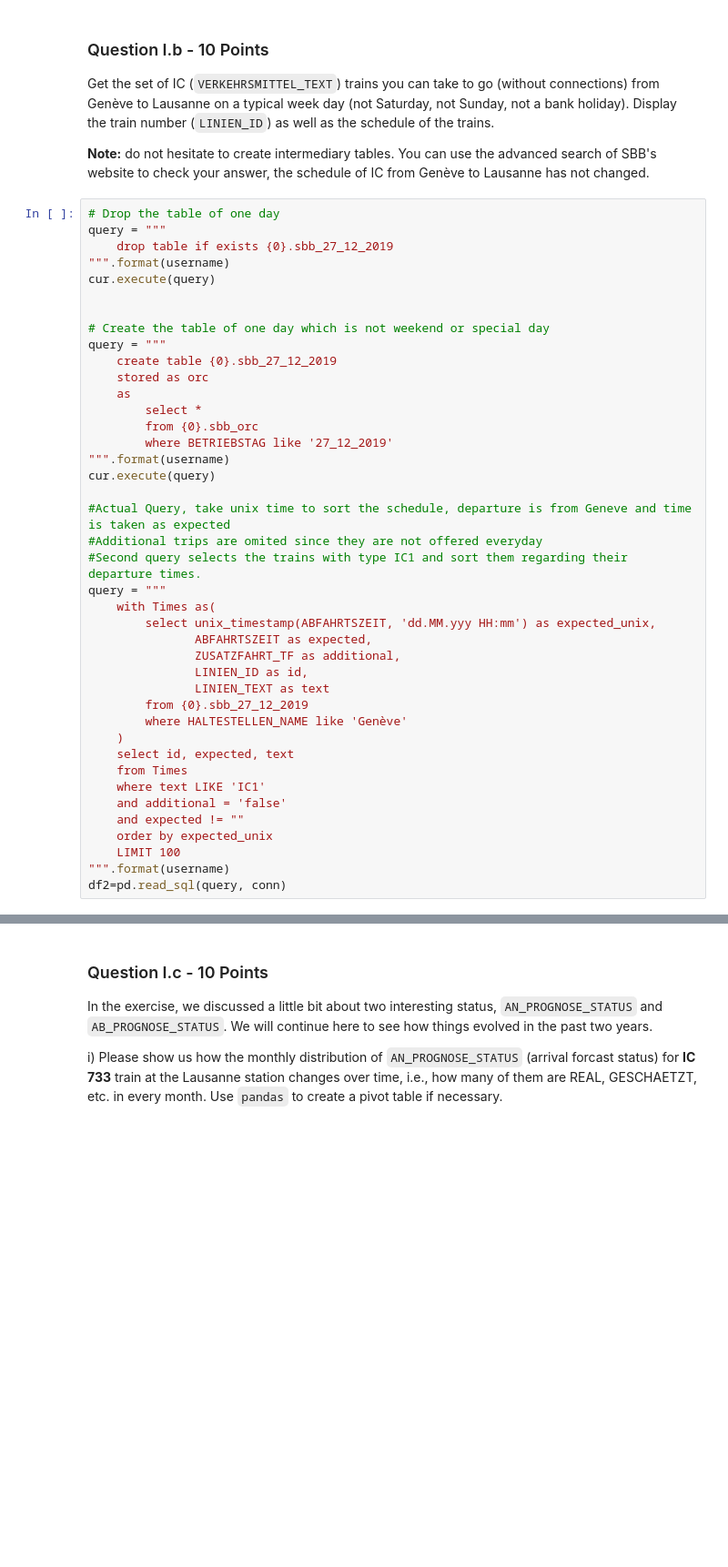
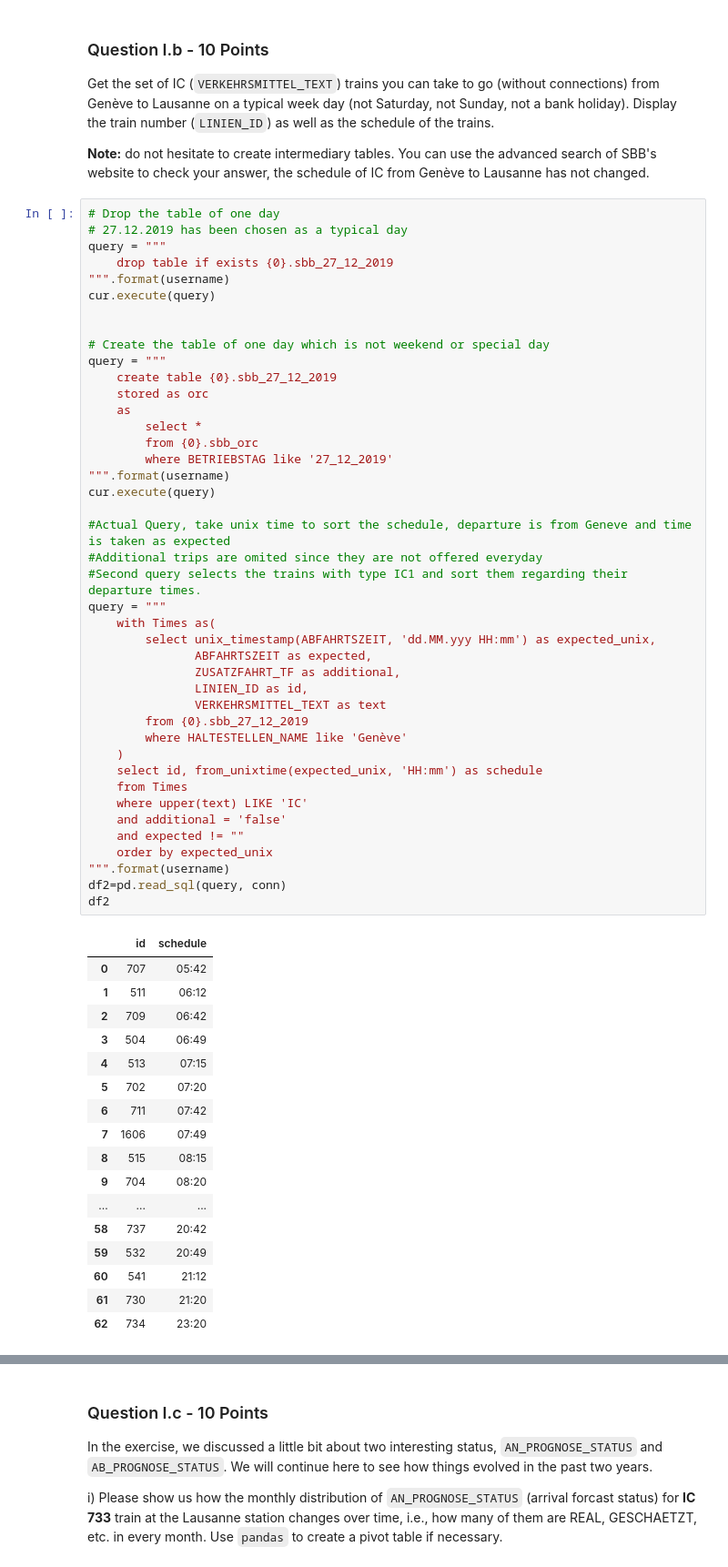
Before and after one commit to FurkanKarakas/dslab-homework-1, a Jupyter notebook: notebooks/DSLab_homework-1.ipynb, the cells around one changed output, grey strips where cells are left out. Shown: that part at 91% size. Drawn from its saved outputs; the diff is of its cells as text; blank space fills up the shorter version.

```diff
--- a/notebooks/DSLab_homework-1.ipynb
+++ b/notebooks/DSLab_homework-1.ipynb
@@ -274,6 +274,7 @@ Get the set of IC (`VERKEHRSMITTEL_TEXT`) trains you can take to go (without con
 __Note:__ do not hesitate to create intermediary tables. You can use the advanced search of SBB's website to check your answer, the schedule of IC from Genève to Lausanne has not changed.
 # %%
 # Drop the table of one day
+# 27.12.2019 has been chosen as a typical day
 query = """
     drop table if exists {0}.sbb_27_12_2019
 """.format(username)
@@ -282,34 +283,52 @@ cur.execute(query)
 
 # Create the table of one day which is not weekend or special day
 query = """
     create table {0}.sbb_27_12_2019
     stored as orc
     as
         select *
         from {0}.sbb_orc
         where BETRIEBSTAG like '27_12_2019'
 """.format(username)
 cur.execute(query)
 
 #Actual Query, take unix time to sort the schedule, departure is from Geneve and time is taken as expected
 #Additional trips are omited since they are not offered everyday
 #Second query selects the trains with type IC1 and sort them regarding their departure times.
 query = """
     with Times as(
         select unix_timestamp(ABFAHRTSZEIT, 'dd.MM.yyy HH:mm') as expected_unix,
                ABFAHRTSZEIT as expected,
                ZUSATZFAHRT_TF as additional,
                LINIEN_ID as id,
-               LINIEN_TEXT as text
+               VERKEHRSMITTEL_TEXT as text
         from {0}.sbb_27_12_2019
         where HALTESTELLEN_NAME like 'Genève'
     )
-    select id, expected, text
+    select id, from_unixtime(expected_unix, 'HH:mm') as schedule
     from Times
-    where text LIKE 'IC1'
+    where upper(text) LIKE 'IC'
     and additional = 'false'
     and expected != ""
     order by expected_unix
-    LIMIT 100
 """.format(username)
 df2=pd.read_sql(query, conn)
+df2
+# %% [output]
+|  | id | schedule |
+| 0 | 707 | 05:42 |
+| 1 | 511 | 06:12 |
+| 2 | 709 | 06:42 |
+| 3 | 504 | 06:49 |
+| 4 | 513 | 07:15 |
+| 5 | 702 | 07:20 |
+| 6 | 711 | 07:42 |
+| 7 | 1606 | 07:49 |
+| 8 | 515 | 08:15 |
+| 9 | 704 | 08:20 |
+| ... | ... | ... |
+| 58 | 737 | 20:42 |
+| 59 | 532 | 20:49 |
+| 60 | 541 | 21:12 |
+| 61 | 730 | 21:20 |
+| 62 | 734 | 23:20 |
```
Also changed, not shown: parts of 1 cell of this notebook.
